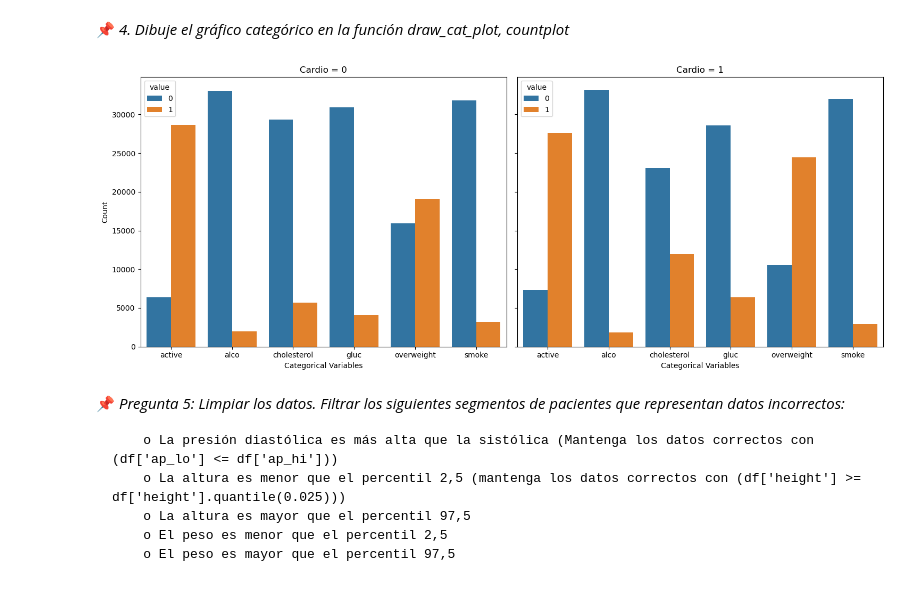
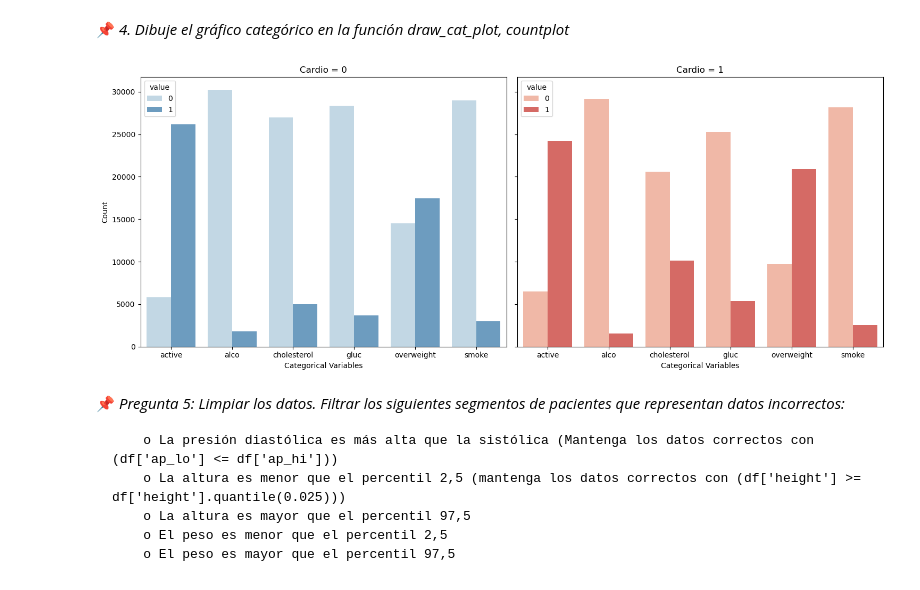
Before and after one commit to WLozanoH/projects_freecodecamp, a Jupyter notebook: projects/visualizador-datos-medicos-project.ipynb, the cells around one changed output. Drawn from its saved outputs; the diff is of its cells as text; code cells hidden in the pictures.

Commit message:
Visualizador de datos médicos

```diff
--- a/projects/visualizador-datos-medicos-project.ipynb
+++ b/projects/visualizador-datos-medicos-project.ipynb
@@ -171,36 +171,36 @@ Name: count, dtype: int64
 # Variables categóricas a analizar
 categorical_vars = ['active', 'alco', 'cholesterol', 'gluc', 'overweight', 'smoke']
 
 # Convertir los datos al formato long usando pd.melt()
 df_long = pd.melt(df, id_vars=['cardio'], value_vars=categorical_vars,
                   var_name='variable', value_name='value')
 
 # Filtrar los datos por cardio
 df_cardio_0 = df_long[df_long['cardio'] == 0]
 df_cardio_1 = df_long[df_long['cardio'] == 1]
 
 # Crear dos gráficos: uno para cardio = 0 y otro para cardio = 1
 fig, axes = plt.subplots(1, 2, figsize=(15, 6), sharey=True)
 
 # Gráfico para cardio = 0
-sns.countplot(data=df_cardio_0, x='variable', hue='value', ax=axes[0])
+sns.countplot(data=df_cardio_0, x='variable', hue='value',palette= 'Blues', ax=axes[0], alpha = 0.8)
 axes[0].set_title('Cardio = 0')
 axes[0].set_ylabel('Count')
 axes[0].set_xlabel('Categorical Variables')
 
 # Gráfico para cardio = 1
-sns.countplot(data=df_cardio_1, x='variable', hue='value', ax=axes[1])
+sns.countplot(data=df_cardio_1, x='variable', hue='value',palette= 'Reds', ax=axes[1], alpha = 0.8)
 axes[1].set_title('Cardio = 1')
 axes[1].set_ylabel('Count')
 axes[1].set_xlabel('Categorical Variables')
 
 # Ajustar el diseño para que no se sobrepongan los gráficos
 plt.tight_layout()
 
 # Mostrar los gráficos
 plt.show()
 # %% [output]
-[figure, old version]
+[figure, new version]
 # %% [markdown]
 📌 *Pregunta 5: Limpiar los datos. Filtrar los siguientes segmentos de pacientes que representan datos
 incorrectos:*
```
